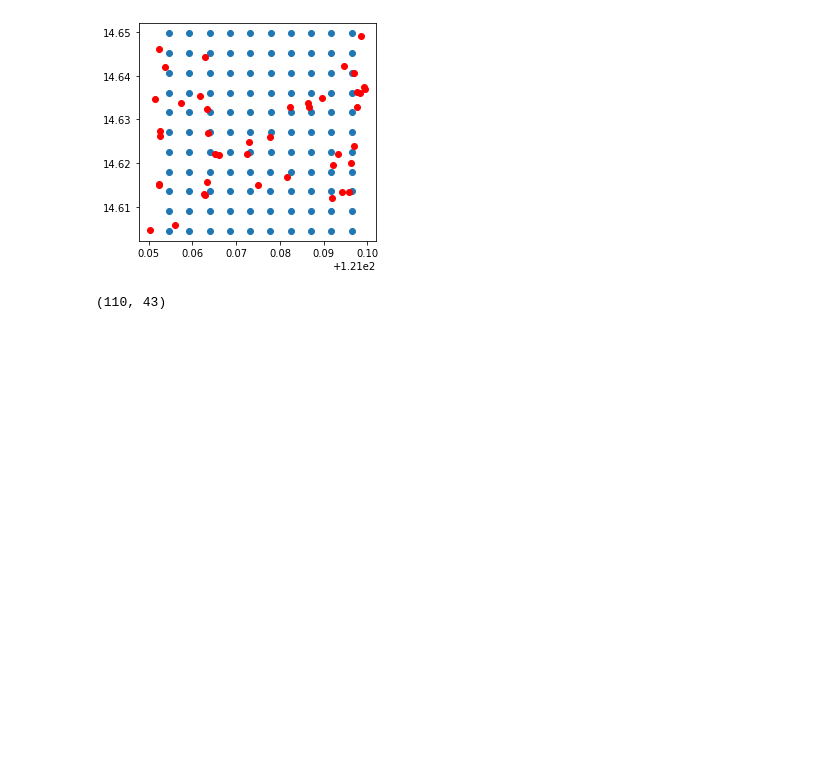
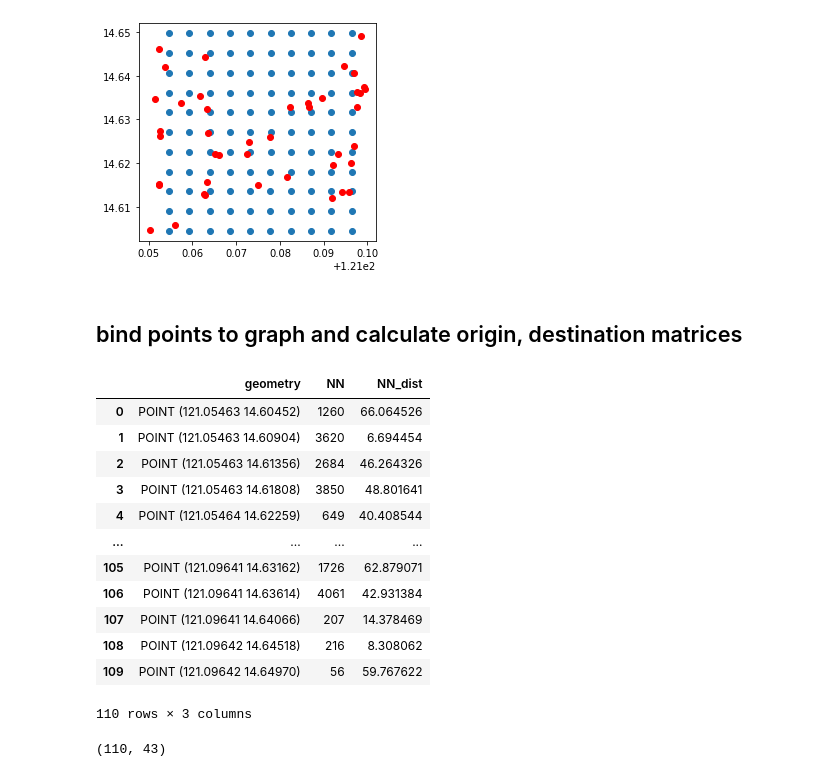
Before and after one commit to jbraese/network_disruption, a Jupyter notebook: analyze_connectivity.ipynb, the cells around one changed output. Cells and saved outputs as stored; diff of their text form; code cells hidden in the pictures; blank space fills up the shorter version.

```diff
--- a/analyze_connectivity.ipynb
+++ b/analyze_connectivity.ipynb
@@ -82,8 +76,10 @@ hospitals.plot(ax = ax, color='red')
 # %% [output]
 <matplotlib.axes._subplots.AxesSubplot at 0x...>
 [figure]
+# %% [markdown]
+## bind points to graph and calculate origin, destination matrices
 # %%
-origins_snapped = gn.pandana_snap(G_clip,
+origins_snapped = gn.pandana_snap(G_clip_disrupted,
                                   origin_points,
                                   source_crs='epsg:4326',
                                   target_crs='epsg:3123',
@@ -94,6 +90,22 @@ hospitals_snapped = gn.pandana_snap(G_clip,
                                   source_crs='epsg:4326',
                                   target_crs='epsg:3123',
                                   add_dist_to_node_col = True)
+# %%
+origins_snapped
+# %% [output]
+|  | geometry | NN | NN_dist |
+| 0 | POINT (121.05463 14.60452) | 1260 | 66.064526 |
+| 1 | POINT (121.05463 14.60904) | 3620 | 6.694454 |
+| 2 | POINT (121.05463 14.61356) | 2684 | 46.264326 |
+| 3 | POINT (121.05463 14.61808) | 3850 | 48.801641 |
+| 4 | POINT (121.05464 14.62259) | 649 | 40.408544 |
+| ... | ... | ... | ... |
+| 105 | POINT (121.09641 14.63162) | 1726 | 62.879071 |
+| 106 | POINT (121.09641 14.63614) | 4061 | 42.931384 |
+| 107 | POINT (121.09641 14.64066) | 207 | 14.378469 |
+| 108 | POINT (121.09642 14.64518) | 216 | 8.308062 |
+| 109 | POINT (121.09642 14.64970) | 56 | 59.767622 |
+110 rows × 3 columns
 # %%
 origin_nodes = list(origins_snapped.NN)
 hospital_nodes = list(hospitals_snapped.NN)
```
Also changed, not shown: parts of 22 cells of this notebook.
